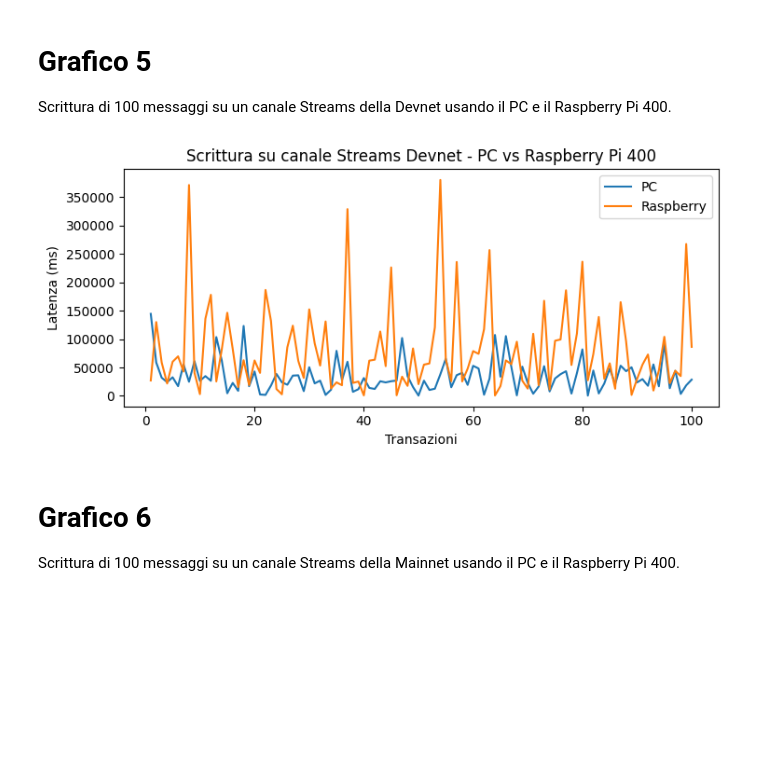
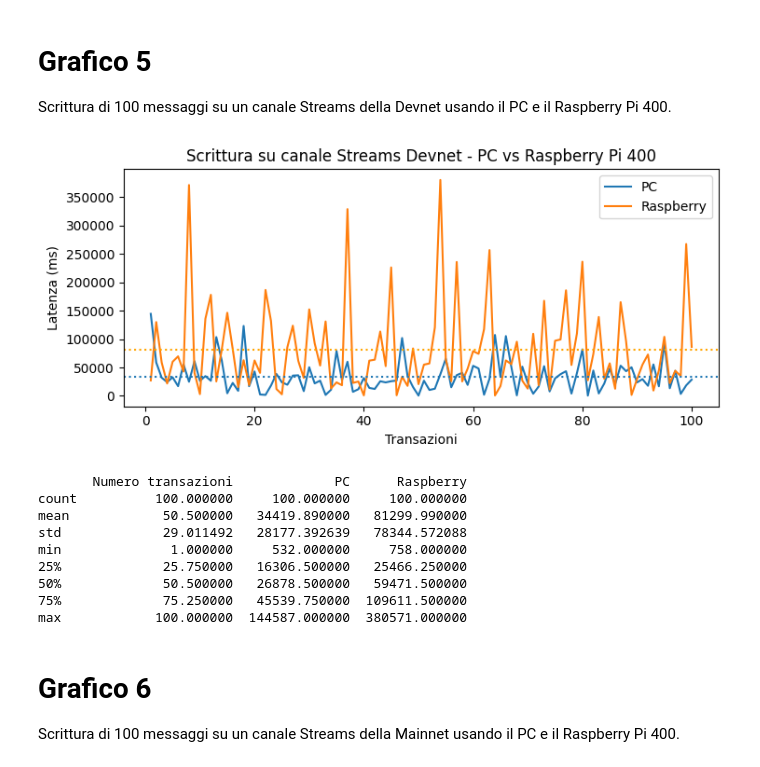
Before and after one commit to Tesi-Magistrale-FP/Test, a Jupyter notebook: grafici/Grafici_tesi_magistrale.ipynb, the cells around one changed output. Saved outputs shown, nothing was run; the diff lists cells and outputs as text; code cells hidden in the pictures; blank space fills up the shorter version.

```diff
--- a/grafici/Grafici_tesi_magistrale.ipynb
+++ b/grafici/Grafici_tesi_magistrale.ipynb
@@ -66,13 +116,26 @@ Scrittura di 100 messaggi su un canale Streams della Devnet usando il PC e il Ra
 # %%
 plt.rcParams["figure.figsize"] = [7.50, 3.50]
 plt.rcParams["figure.autolayout"] = True
 headers = ['Numero transazioni', 'PC', 'Raspberry']
 
 df = pd.read_csv('https://raw.githubusercontent.com/Tesi-Magistrale-FP/Test_IOTA/main/grafici/G5_scrittura_streams_pc_vs_rasp_devnet.csv', names=headers)
 df.set_index("Numero transazioni").plot(xlabel="Transazioni", ylabel="Latenza (ms)", title="Scrittura su canale Streams Devnet - PC vs Raspberry Pi 400")
+plt.axhline(y = df['PC'].mean(), linestyle = ':')
+plt.axhline(y = df['Raspberry'].mean(), color = 'orange', linestyle = ':')
 plt.show()
+
+print(df.describe())
 # %% [output]
-[figure, old version]
+[figure, new version]
+       Numero transazioni             PC      Raspberry
+count          100.000000     100.000000     100.000000
+mean            50.500000   34419.890000   81299.990000
+std             29.011492   28177.392639   78344.572088
+min              1.000000     532.000000     758.000000
+25%             25.750000   16306.500000   25466.250000
+50%             50.500000   26878.500000   59471.500000
+75%             75.250000   45539.750000  109611.500000
+max            100.000000  144587.000000  380571.000000
 # %% [markdown]
 # **Grafico 6**
 
```
Also changed, not shown: parts of 6 cells of this notebook.
